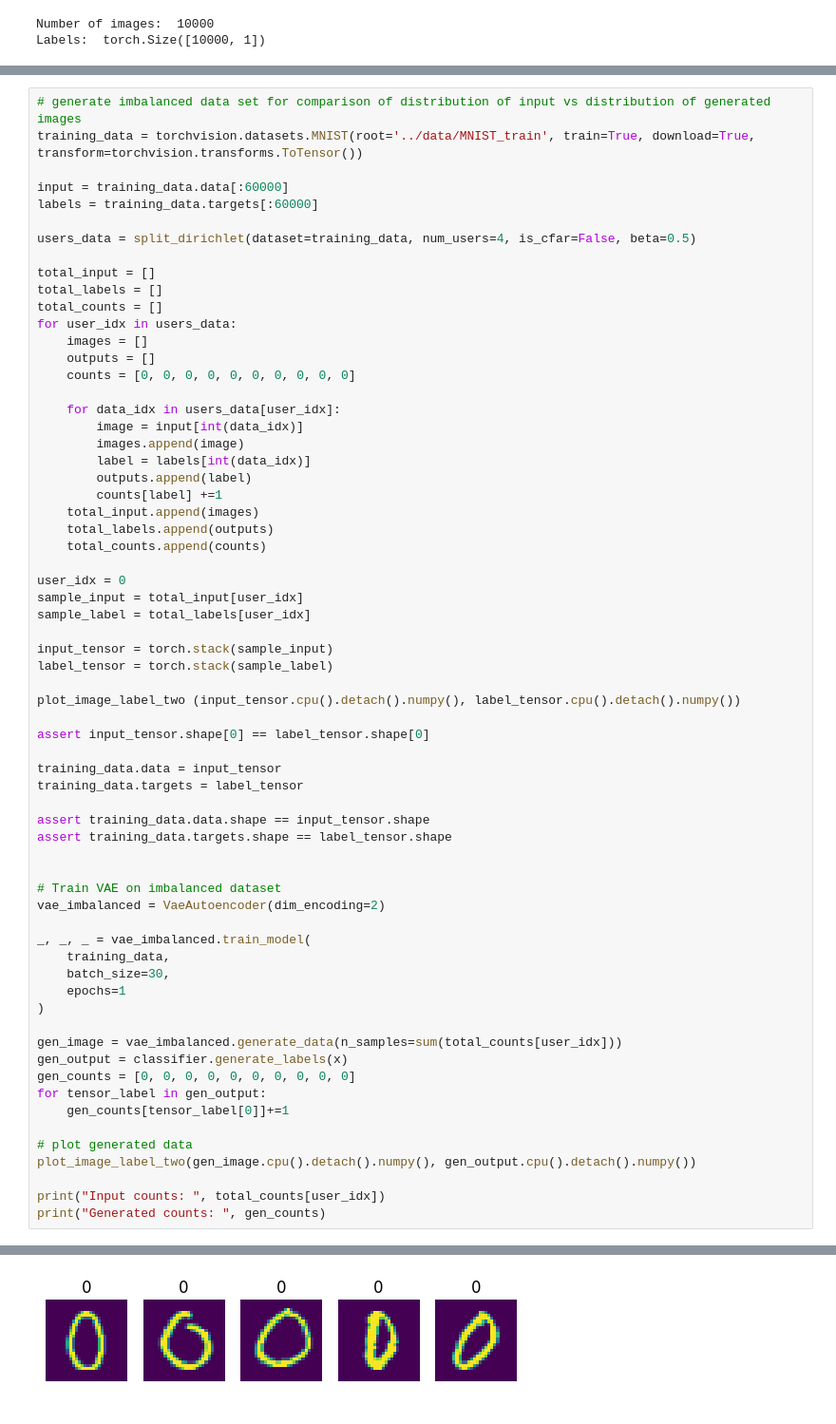
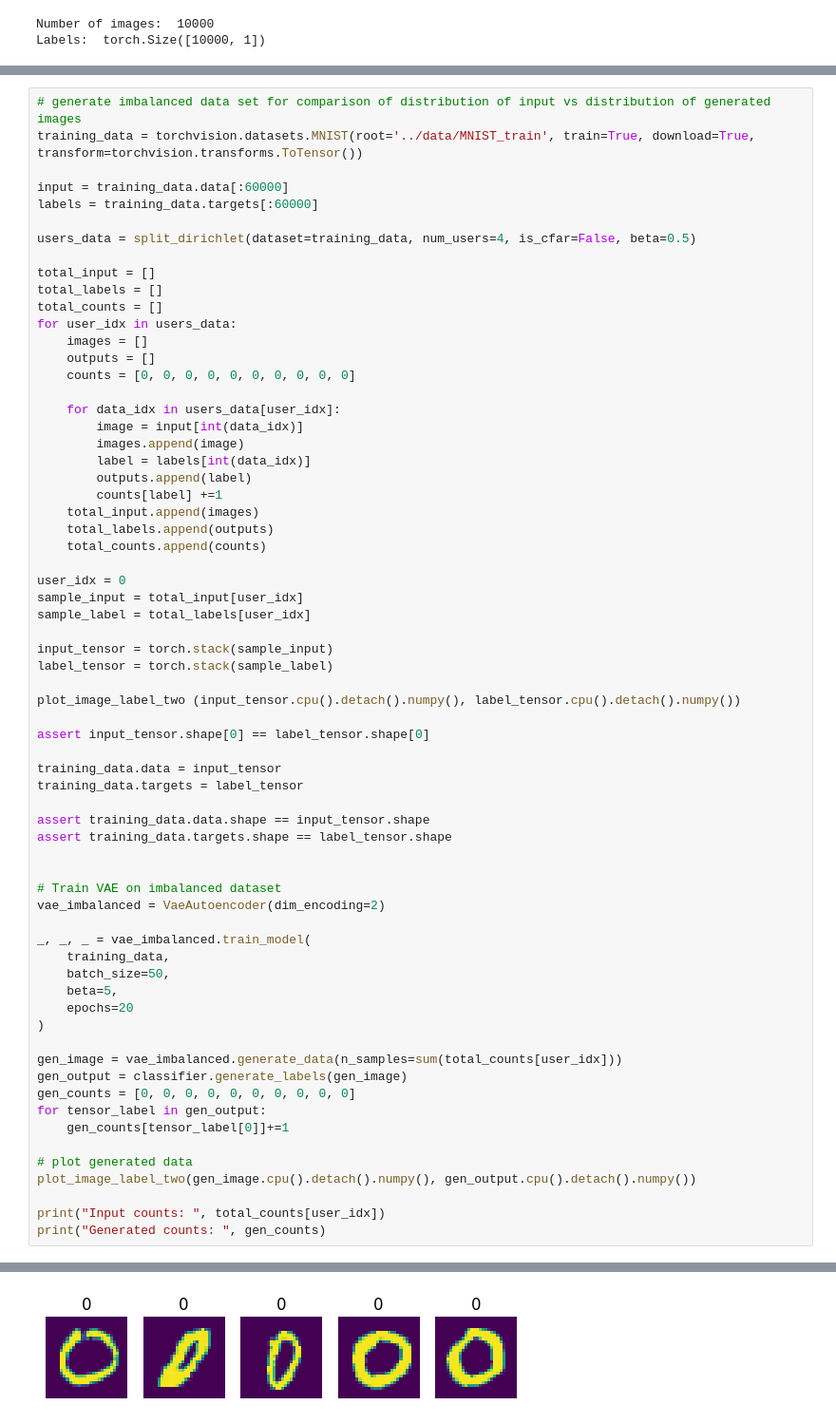
Before and after one commit to alexojica/research-project-experiments, a Jupyter notebook: src/mnist.ipynb, the cells around one changed output, grey strips where cells are left out. Shown: that part at 95% size. Saved outputs shown, nothing was run; the diff lists cells and outputs as text.

```diff
--- a/src/mnist.ipynb
+++ b/src/mnist.ipynb
@@ -153,12 +140,13 @@ vae_imbalanced = VaeAutoencoder(dim_encoding=2)
 
 _, _, _ = vae_imbalanced.train_model(
     training_data,
-    batch_size=30,
-    epochs=1
+    batch_size=50,
+    beta=5,
+    epochs=20
 )
 
 gen_image = vae_imbalanced.generate_data(n_samples=sum(total_counts[user_idx]))
-gen_output = classifier.generate_labels(x)
+gen_output = classifier.generate_labels(gen_image)
 gen_counts = [0, 0, 0, 0, 0, 0, 0, 0, 0, 0]
 for tensor_label in gen_output:
     gen_counts[tensor_label[0]]+=1
@@ -175 +177 @@ Generated counts:  [833, 1033, 312, 477, 973, 56, 1093, 620, 3018, 1585]
-[figure, old version]
+[figure, new version]
```
Also changed, not shown: parts of 7 cells of this notebook, 3 other files.
